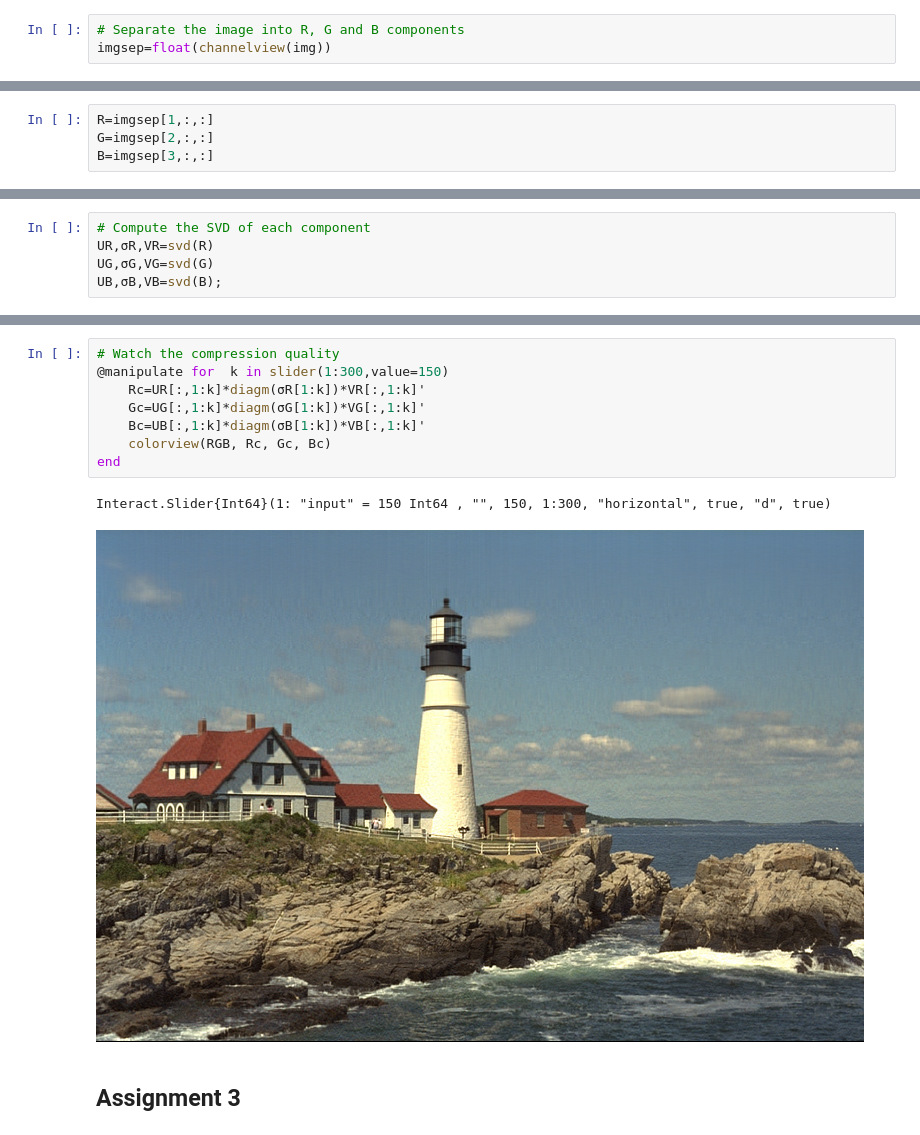
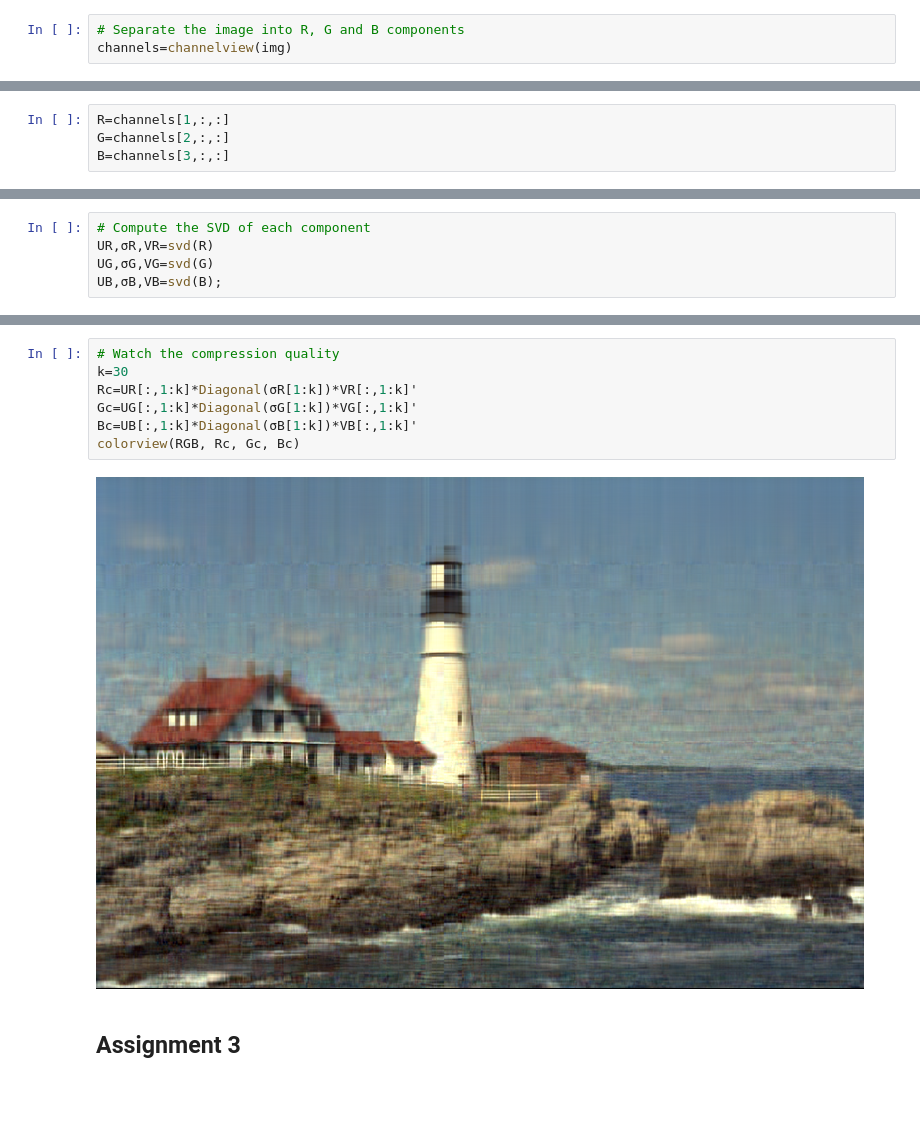
Before and after one commit to ivanslapnicar/GIAN-Applied-NLA-Course, a Jupyter notebook: src/Module B - Eigenvalue and Singular Value Decompositions/S3 Examples in Singular Value Decomposition .ipynb, the cells around one changed output, grey strips where cells are left out. Cells and saved outputs as stored; diff of their text form; blank space fills up the shorter version.

```diff
--- a/src/Module B - Eigenvalue and Singular Value Decompositions/S3 Examples in Singular Value Decomposition .ipynb
+++ b/src/Module B - Eigenvalue and Singular Value Decompositions/S3 Examples in Singular Value Decomposition .ipynb
@@ -37,5 +41,5 @@ show(img[1,1])
 RGB{N0f8}(0.361,0.486,0.6)
 # %%
 # Separate the image into R, G and B components
-imgsep=float(channelview(img))
+channels=channelview(img)
 # %% [output]
@@ -59,5 +63,5 @@ imgsep=float(channelview(img))
 # %%
-R=imgsep[1,:,:]
-G=imgsep[2,:,:]
-B=imgsep[3,:,:]
+R=channels[1,:,:]
+G=channels[2,:,:]
+B=channels[3,:,:]
 # %% [output]
@@ -103,14 +102,12 @@ INFO: Interact.jl: using new nbwidgetsextension protocol
 # %%
 # Watch the compression quality
-@manipulate for  k in slider(1:300,value=150)
-    Rc=UR[:,1:k]*diagm(σR[1:k])*VR[:,1:k]'
-    Gc=UG[:,1:k]*diagm(σG[1:k])*VG[:,1:k]'
-    Bc=UB[:,1:k]*diagm(σB[1:k])*VB[:,1:k]'
-    colorview(RGB, Rc, Gc, Bc)
-end
+k=30
+Rc=UR[:,1:k]*Diagonal(σR[1:k])*VR[:,1:k]'
+Gc=UG[:,1:k]*Diagonal(σG[1:k])*VG[:,1:k]'
+Bc=UB[:,1:k]*Diagonal(σB[1:k])*VB[:,1:k]'
+colorview(RGB, Rc, Gc, Bc)
 # %% [output]
-Interact.Slider{Int64}(1: "input" = 150 Int64 , "", 150, 1:300, "horizontal", true, "d", true)
-[figure, old version]
+[figure, new version]
 # %% [markdown]
 ## Assignment 3
 # %%
```
Also changed, not shown: parts of 9 cells of this notebook, 4 other files.
